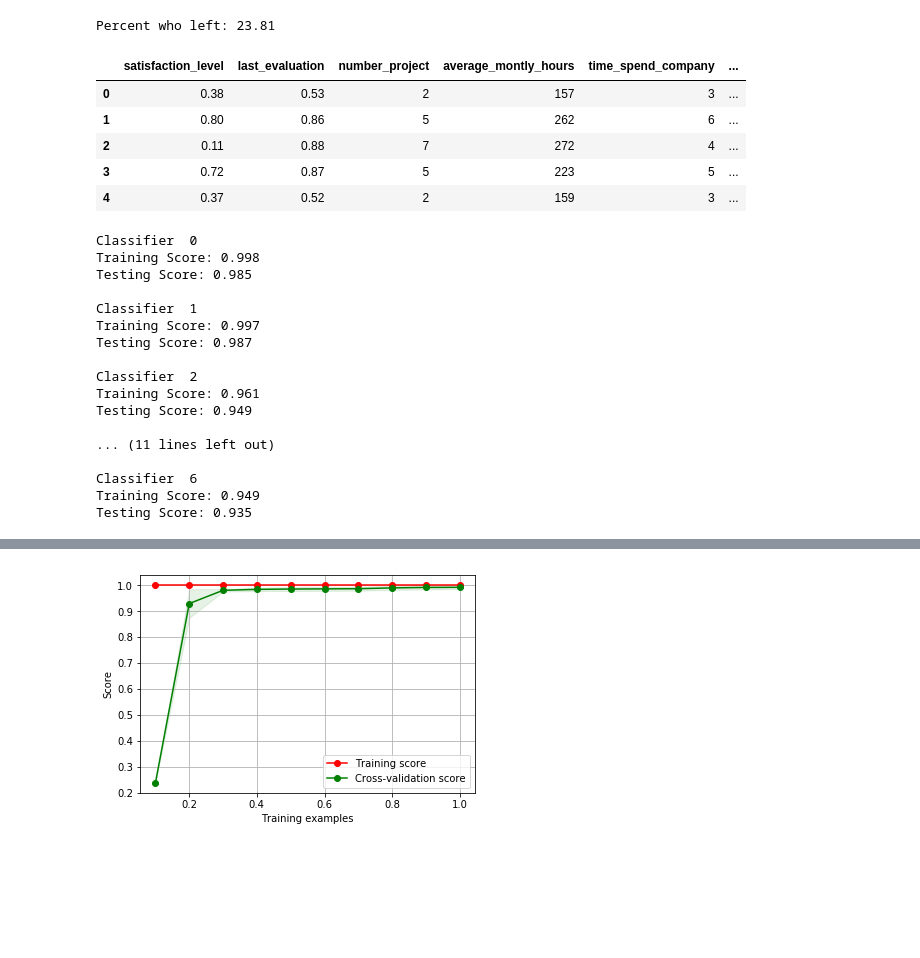
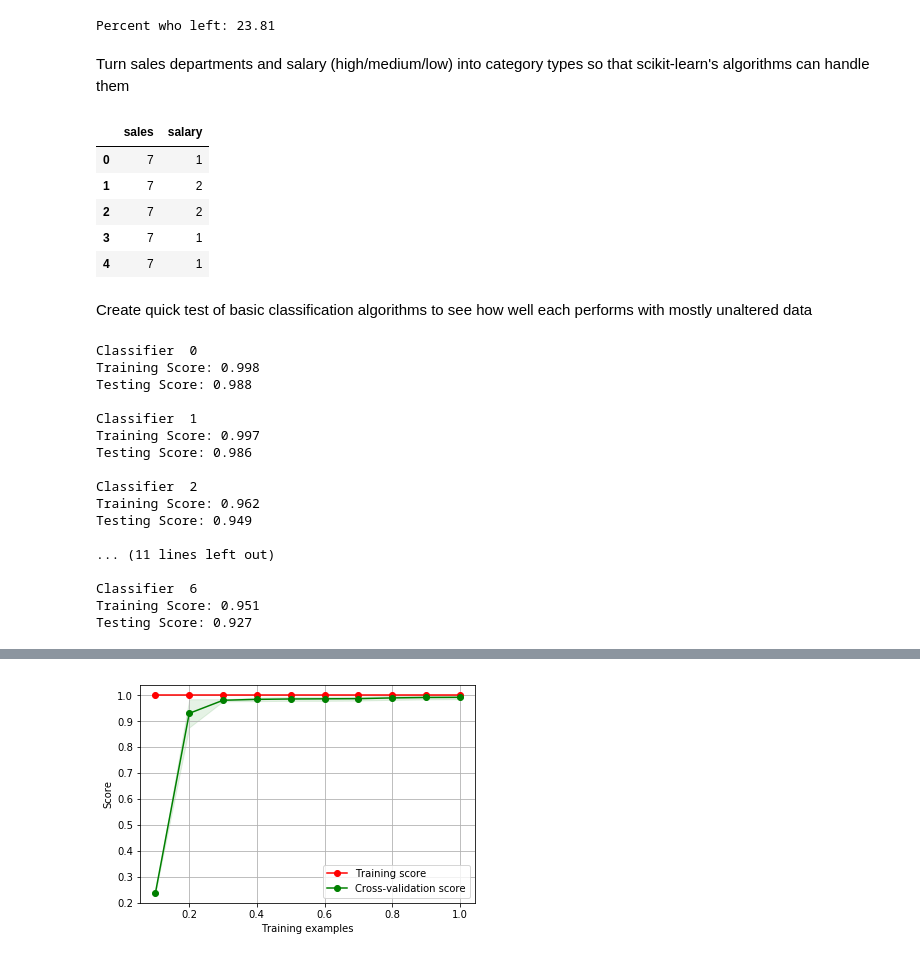
Before and after one commit to altock/Kaggle, a Jupyter notebook: HR_Analytics/HR Post.ipynb, the cells around one changed output, grey strips where cells are left out. Cells and saved outputs as stored; diff of their text form; code cells hidden in the pictures; blank space fills up the shorter version.

```diff
--- a/HR_Analytics/HR Post.ipynb
+++ b/HR_Analytics/HR Post.ipynb
@@ -49,7 +54,16 @@ hr.head()
 print('Percent who left: {:.2f}'.format(np.sum(hr.left) / len(hr.left) * 100))
 # %% [output]
 Percent who left: 23.81
+# %% [markdown]
+Turn sales departments and salary (high/medium/low) into category types so that scikit-learn's algorithms can handle them
 # %%
-# Turn sales and salary into category types so that algorithms can handle them
 hr.sales = hr.sales.astype('category').cat.codes
 hr.salary = hr.salary.astype('category').cat.codes
+hr[["sales","salary"]].head()
+# %% [output]
+|  | sales | salary |
+| 0 | 7 | 1 |
+| 1 | 7 | 2 |
+| 2 | 7 | 2 |
+| 3 | 7 | 1 |
+| 4 | 7 | 1 |
@@ -63,12 +70,5 @@ hr.salary = hr.salary.astype('category').cat.codes
-# %%
-hr.head()
-# %% [output]
-|  | satisfaction_level | last_evaluation | number_project | average_montly_hours | time_spend_company | ... |
-| 0 | 0.38 | 0.53 | 2 | 157 | 3 | ... |
-| 1 | 0.80 | 0.86 | 5 | 262 | 6 | ... |
-| 2 | 0.11 | 0.88 | 7 | 272 | 4 | ... |
-| 3 | 0.72 | 0.87 | 5 | 223 | 5 | ... |
-| 4 | 0.37 | 0.52 | 2 | 159 | 3 | ... |
+# %% [markdown]
+Create quick test of basic classification algorithms to see how well each performs with mostly unaltered data
 # %%
 def predict_left(df, clf, test_size=0.2):
     X = df.drop(['left'],1)
@@ -85,7 +85,15 @@ def predict_left(df, clf, test_size=0.2):
 
     print()
 # %%
-classifiers = [RandomForestClassifier(n_jobs=-1), RandomForestClassifier(criterion='entropy', n_jobs=-1), svm.SVC(), LogisticRegressionCV(n_jobs=-1), AdaBoostClassifier(),GradientBoostingClassifier(), neighbors.KNeighborsClassifier(n_jobs=-1)]
+classifiers = [RandomForestClassifier(n_jobs=-1),
+               RandomForestClassifier(criterion='entropy', n_jobs=-1),
+               svm.SVC(),
+               LogisticRegressionCV(n_jobs=-1),
+               AdaBoostClassifier(),
+               GradientBoostingClassifier(),
+               neighbors.KNeighborsClassifier(n_jobs=-1)]
+
+np.random.seed(0)
 
 for i, clf in enumerate(classifiers):
     print('Classifier ', i)
@@ -94,18 +102,18 @@ for i, clf in enumerate(classifiers):
 # %% [output]
 Classifier  0
 Training Score: 0.998
-Testing Score: 0.985
+Testing Score: 0.988
 
 Classifier  1
 Training Score: 0.997
-Testing Score: 0.987
+Testing Score: 0.986
 
 Classifier  2
-Training Score: 0.961
+Training Score: 0.962
 Testing Score: 0.949
 
 ... (11 lines left out)
 
 Classifier  6
-Training Score: 0.949
-Testing Score: 0.935
+Training Score: 0.951
+Testing Score: 0.927
```
Also changed, not shown: parts of 16 cells of this notebook, 1 other file.
